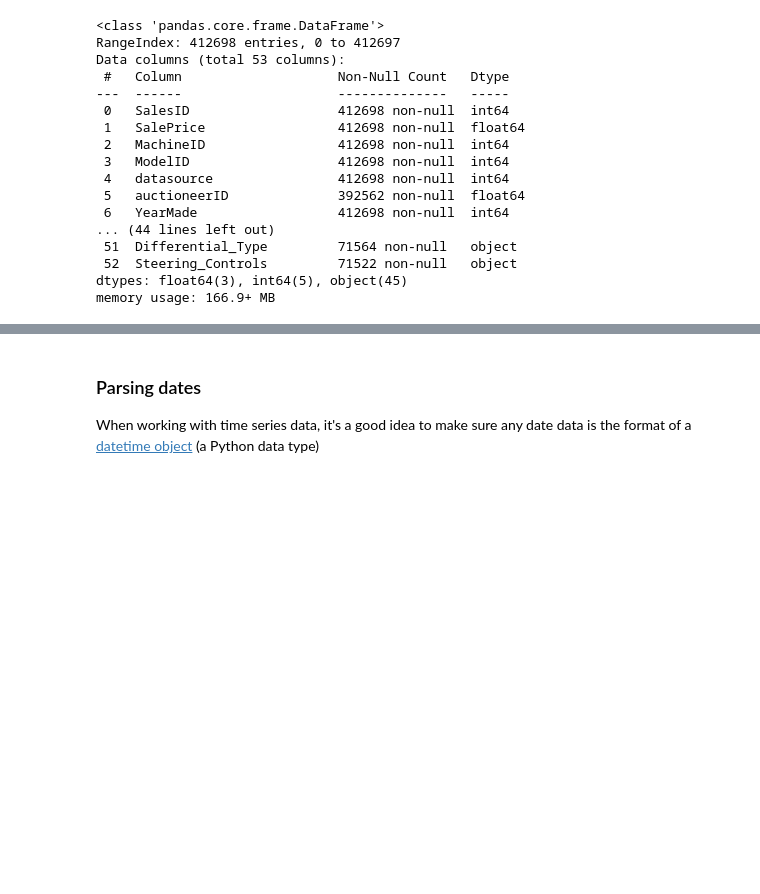
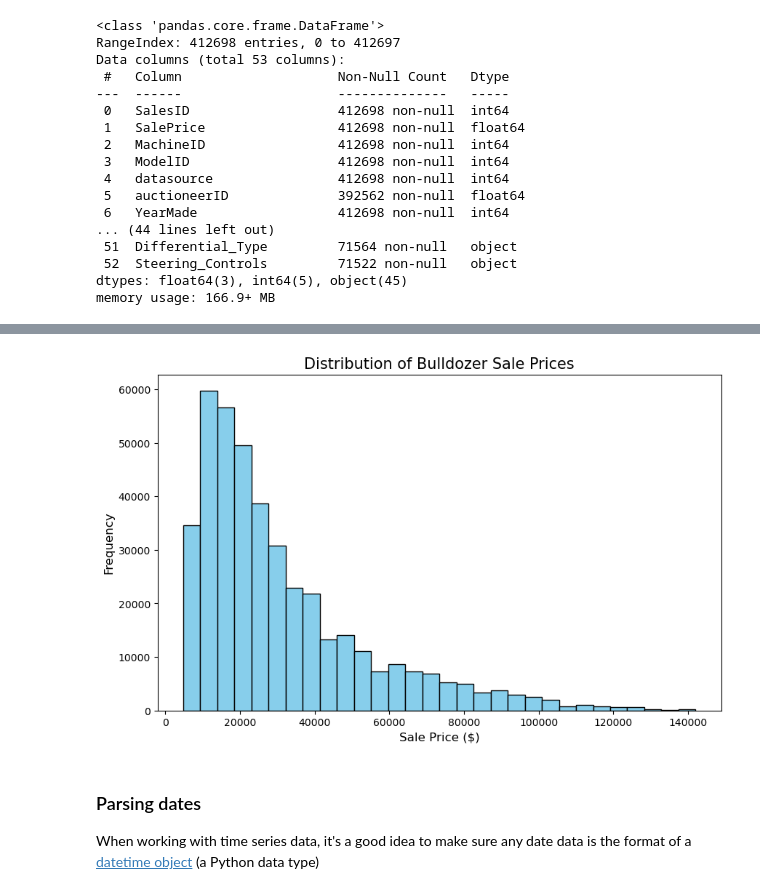
Before and after one commit to ulisesfm-py/Bulldozer-Bluebook-Regression, a Jupyter notebook: src/bulldozer-regression.ipynb, the cells around one changed output, grey strips where cells are left out. Cells and saved outputs as stored; diff of their text form; code cells hidden in the pictures; blank space fills up the shorter version.

```diff
--- a/src/bulldozer-regression.ipynb
+++ b/src/bulldozer-regression.ipynb
@@ -79,3 +86,13 @@ df.SalePrice.plot.hist()
+# %%
+# Histogram plot for SalePrice
+plt.figure(figsize=(10, 6))
+plt.hist(df["SalePrice"], bins=30, color='skyblue', edgecolor='black')
+plt.title('Distribution of Bulldozer Sale Prices', fontsize=15)
+plt.xlabel('Sale Price ($)', fontsize=12)
+plt.ylabel('Frequency', fontsize=12)
+plt.show()
+# %% [output]
+[figure, added]
 # %% [markdown]
 ### Parsing dates
 
```
Also changed, not shown: parts of 29 cells of this notebook.
